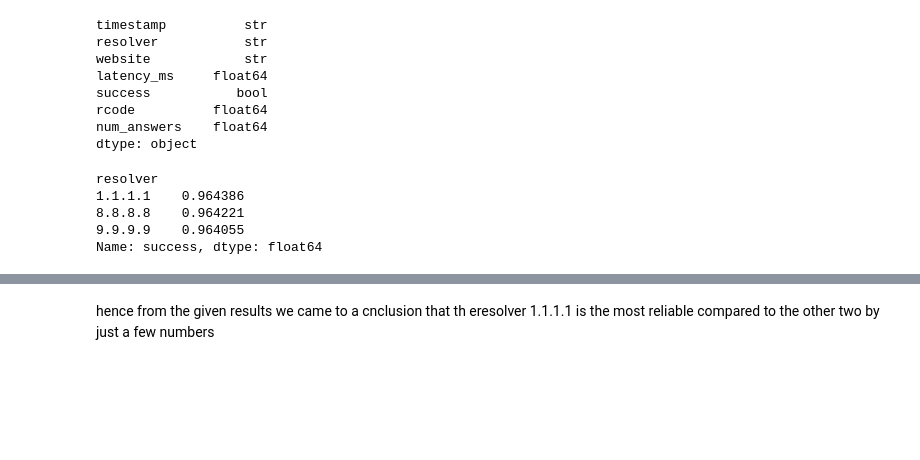
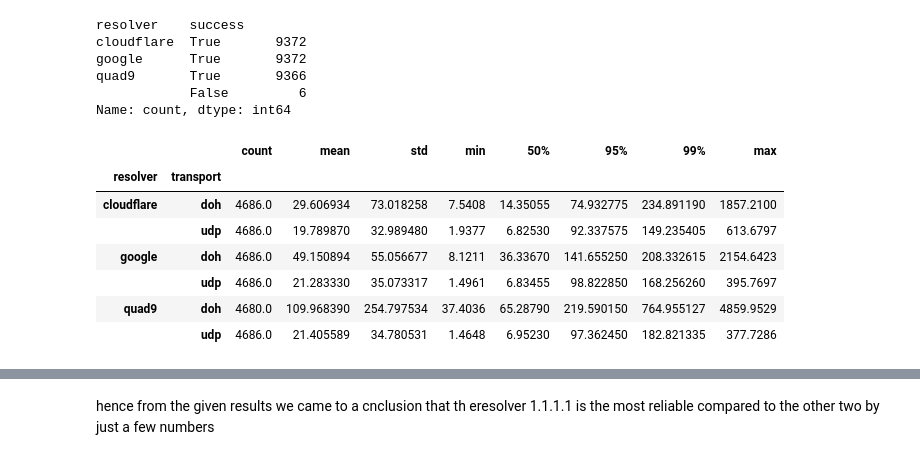
Before and after one commit to harshi-0709/dns-resolver-performance-metrics, a Jupyter notebook: analysis.ipynb, the cells around one changed output, grey strips where cells are left out. Cells and saved outputs as stored; diff of their text form; code cells hidden in the pictures; blank space fills up the shorter version.

```diff
--- a/analysis.ipynb
+++ b/analysis.ipynb
@@ -34,21 +45,21 @@ df.describe
 # %%
-df.dtypes
+df.groupby('resolver')['success'].value_counts()
 # %% [output]
-timestamp          str
-resolver           str
-website            str
-latency_ms     float64
-success           bool
-rcode          float64
-num_answers    float64
-dtype: object
+resolver    success
+cloudflare  True       9372
+google      True       9372
+quad9       True       9366
+            False         6
+Name: count, dtype: int64
 # %%
-df.groupby('resolver').size()                 # rows per resolver
-df.groupby('resolver')['success'].mean()      # share of successful queries
+df.groupby(["resolver","transport"])["latency_ms"].describe(percentiles=[.5,.95,.99])
 # %% [output]
-resolver
-1.1.1.1    0.964386
-8.8.8.8    0.964221
-9.9.9.9    0.964055
-Name: success, dtype: float64
+|  |  | count | mean | std | min | 50% | 95% | 99% | max |
+| resolver | transport |  |  |  |  |  |  |  |  |
+| cloudflare | doh | 4686.0 | 29.606934 | 73.018258 | 7.5408 | 14.35055 | 74.932775 | 234.891190 | 1857.2100 |
+|  | udp | 4686.0 | 19.789870 | 32.989480 | 1.9377 | 6.82530 | 92.337575 | 149.235405 | 613.6797 |
+| google | doh | 4686.0 | 49.150894 | 55.056677 | 8.1211 | 36.33670 | 141.655250 | 208.332615 | 2154.6423 |
+|  | udp | 4686.0 | 21.283330 | 35.073317 | 1.4961 | 6.83455 | 98.822850 | 168.256260 | 395.7697 |
+| quad9 | doh | 4680.0 | 109.968390 | 254.797534 | 37.4036 | 65.28790 | 219.590150 | 764.955127 | 4859.9529 |
+|  | udp | 4686.0 | 21.405589 | 34.780531 | 1.4648 | 6.95230 | 97.362450 | 182.821335 | 377.7286 |
 # %%
```
Also changed, not shown: parts of 10 cells of this notebook, 4 other files.
